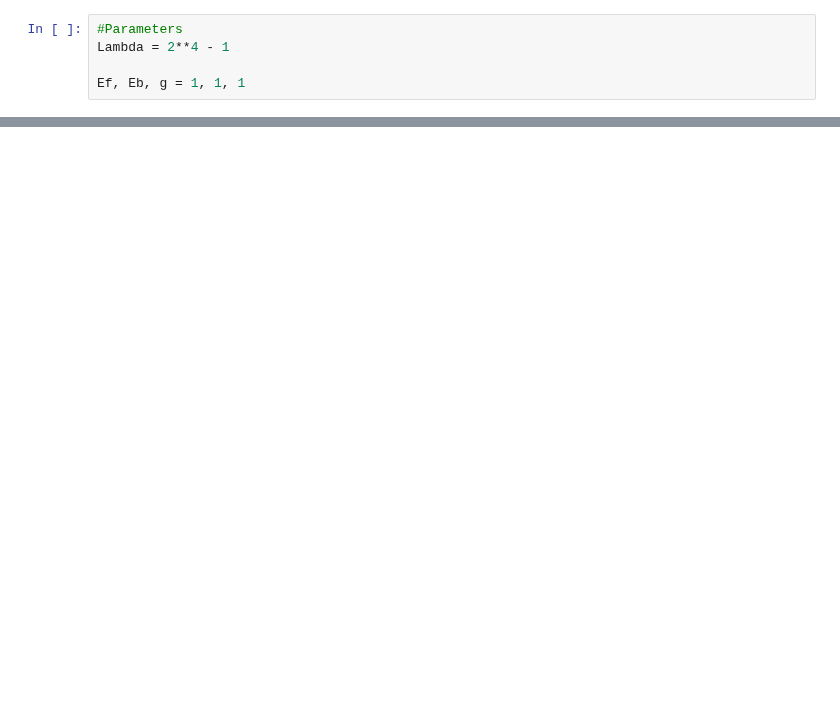
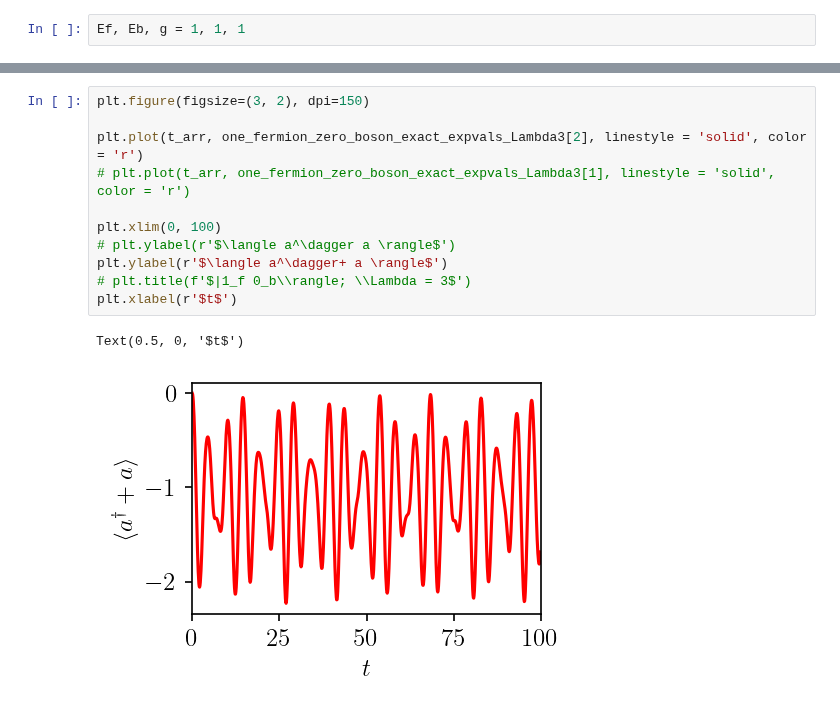
Before and after one commit to cgustin99/OpenParticle, a Jupyter notebook: models/Yukawa/static_yukawa_sv_sim.ipynb, the cells around one changed output, grey strips where cells are left out. Saved outputs shown, nothing was run; the diff lists cells and outputs as text; blank space fills up the shorter version.

```diff
--- a/models/Yukawa/static_yukawa_sv_sim.ipynb
+++ b/models/Yukawa/static_yukawa_sv_sim.ipynb
@@ -13,7 +14,4 @@ plt.rcParams["font.family"] = "Times New Roman"
 plt.rcParams["font.size"] = 12
 plt.rc('text', usetex=True)
 # %%
-#Parameters
-Lambda = 2**4 - 1
-
 Ef, Eb, g = 1, 1, 1
@@ -142,0 +336,14 @@ expvals = compute_expectations(statevector, t_arr, Ef, Eb, g, Lambda)
+# %%
+plt.figure(figsize=(3, 2), dpi=150)
+
+plt.plot(t_arr, one_fermion_zero_boson_exact_expvals_Lambda3[2], linestyle = 'solid', color = 'r')
+# plt.plot(t_arr, one_fermion_zero_boson_exact_expvals_Lambda3[1], linestyle = 'solid', color = 'r')
+
+plt.xlim(0, 100)
+# plt.ylabel(r'$\langle a^\dagger a \rangle$')
+plt.ylabel(r'$\langle a^\dagger+ a \rangle$')
+# plt.title(f'$|1_f 0_b\\rangle; \\Lambda = 3$')
+plt.xlabel(r'$t$')
+# %% [output]
+Text(0.5, 0, '$t$')
+[figure, added]
```
Also changed, not shown: parts of 42 cells of this notebook.
